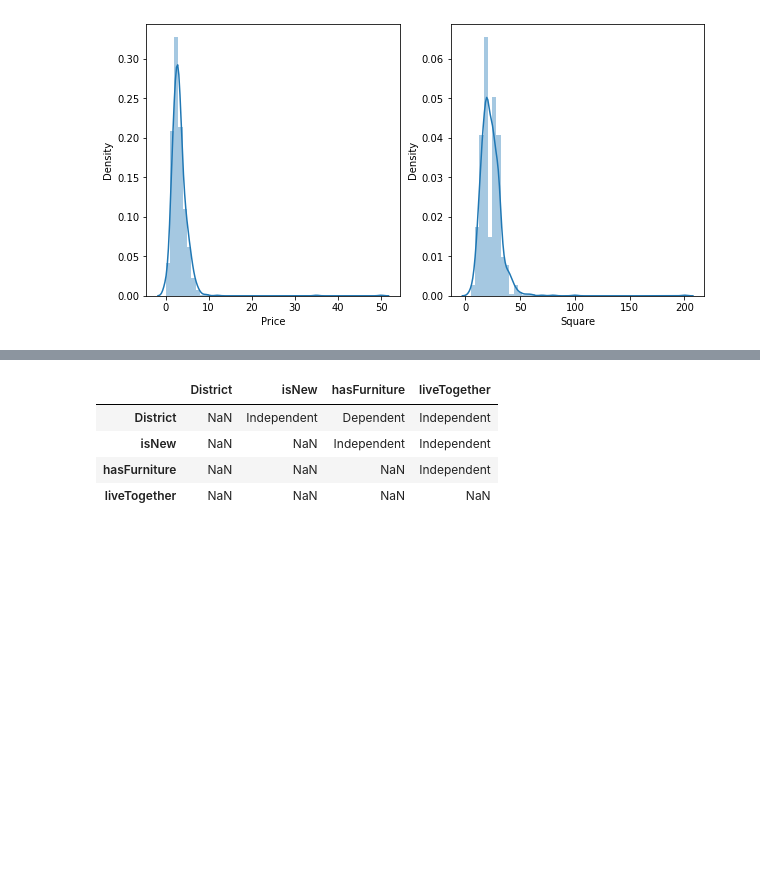
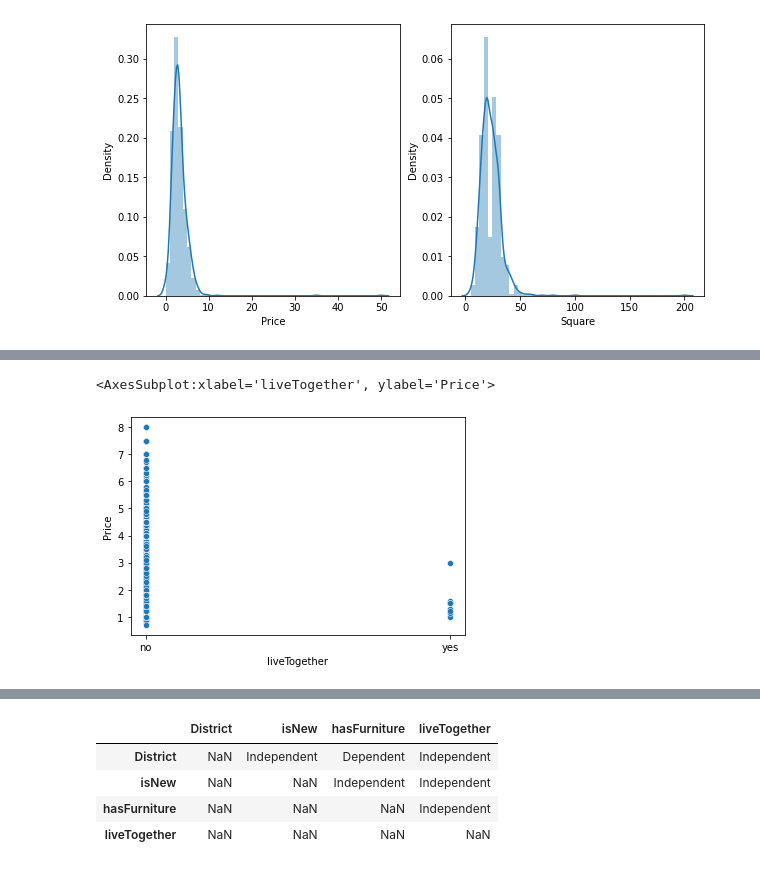
Before and after one commit to flyboy13/NM-KHDL, a Jupyter notebook: project_code/model.ipynb, the cells around one changed output, grey strips where cells are left out. Cells and saved outputs as stored; diff of their text form; code cells hidden in the pictures; blank space fills up the shorter version.

```diff
--- a/project_code/model.ipynb
+++ b/project_code/model.ipynb
@@ -141,0 +194,6 @@ sns.distplot(train_df_temp[num_vars[1]].dropna())
+# %%
+# Với liveTogether
+sns.scatterplot(data=train_df_temp, x='liveTogether', y='Price')
+# %% [output]
+<AxesSubplot:xlabel='liveTogether', ylabel='Price'>
+[figure, added]
```
Also changed, not shown: parts of 80 cells of this notebook, 1 other file.
